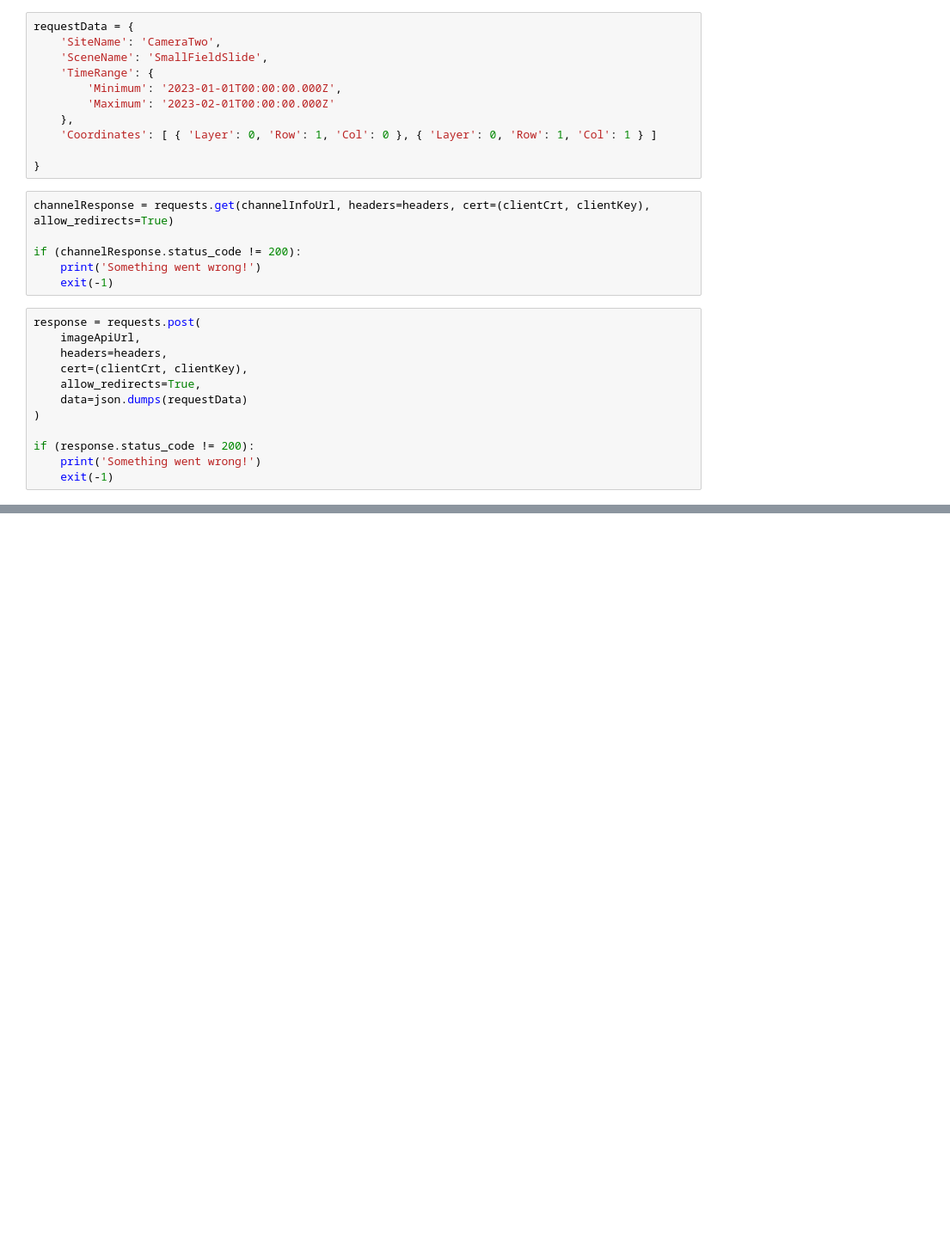
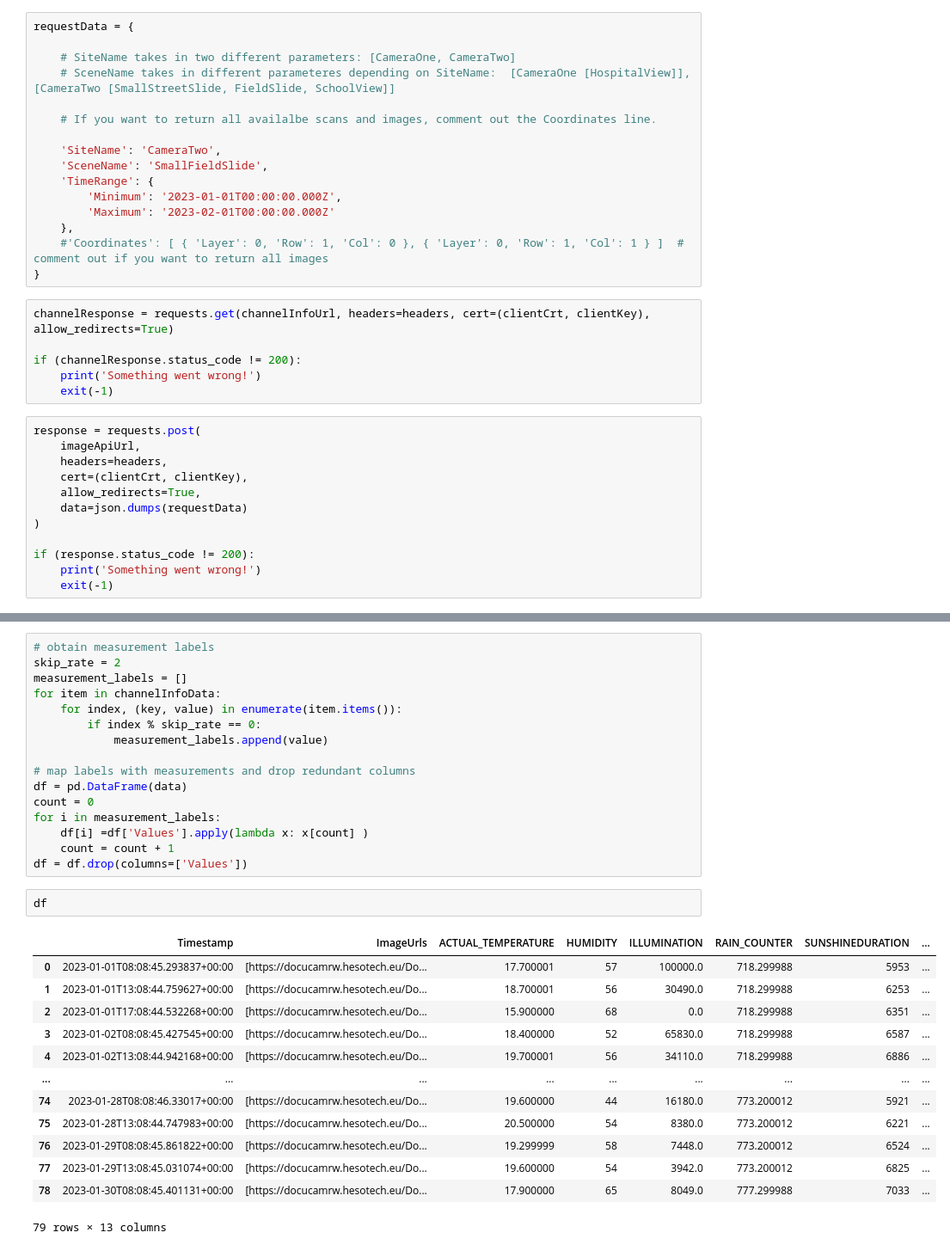
Before and after one commit to jonas-nothnagel/landslide_hesotech, a Jupyter notebook: notebooks/rwanda_api_test.ipynb, the cells around one changed output, grey strips where cells are left out. Shown at 86% size. Cells and saved outputs as stored; diff of their text form; blank space fills up the shorter version.

```diff
--- a/notebooks/rwanda_api_test.ipynb
+++ b/notebooks/rwanda_api_test.ipynb
@@ -16,14 +17,19 @@ imageApiUrl = apiBaseUrl + "/Data/ImageAndMeasurements"  # measurements are aver
 headers = {'content-type': 'application/json'}
 # %%
 requestData = {
+
+    # SiteName takes in two different parameters: [CameraOne, CameraTwo]
+    # SceneName takes in different parameteres depending on SiteName:  [CameraOne [HospitalView]], [CameraTwo [SmallStreetSlide, FieldSlide, SchoolView]]
+
+    # If you want to return all availalbe scans and images, comment out the Coordinates line.
+
     'SiteName': 'CameraTwo',
     'SceneName': 'SmallFieldSlide',
     'TimeRange': {
         'Minimum': '2023-01-01T00:00:00.000Z',
         'Maximum': '2023-02-01T00:00:00.000Z'
     },
-    'Coordinates': [ { 'Layer': 0, 'Row': 1, 'Col': 0 }, { 'Layer': 0, 'Row': 1, 'Col': 1 } ]
-
+    #'Coordinates': [ { 'Layer': 0, 'Row': 1, 'Col': 0 }, { 'Layer': 0, 'Row': 1, 'Col': 1 } ]  # comment out if you want to return all images
 }
 # %%
 channelResponse = requests.get(channelInfoUrl, headers=headers, cert=(clientCrt, clientKey), allow_redirects=True)
@@ -66,0 +76,32 @@ data[0]
+# %%
+# obtain measurement labels
+skip_rate = 2
+measurement_labels = []
+for item in channelInfoData:
+    for index, (key, value) in enumerate(item.items()):
+        if index % skip_rate == 0:
+            measurement_labels.append(value)
+
+# map labels with measurements and drop redundant columns
+df = pd.DataFrame(data)
+count = 0
+for i in measurement_labels:
+    df[i] =df['Values'].apply(lambda x: x[count] )
+    count = count + 1
+df = df.drop(columns=['Values'])
+# %%
+df
+# %% [output]
+|  | Timestamp | ImageUrls | ACTUAL_TEMPERATURE | HUMIDITY | ILLUMINATION | RAIN_COUNTER | SUNSHINEDURATION | ... |
+| 0 | 2023-01-01T08:08:45.293837+00:00 | [https://docucamrw.hesotech.eu/Do... | 17.700001 | 57 | 100000.0 | 718.299988 | 5953 | ... |
+| 1 | 2023-01-01T13:08:44.759627+00:00 | [https://docucamrw.hesotech.eu/Do... | 18.700001 | 56 | 30490.0 | 718.299988 | 6253 | ... |
+| 2 | 2023-01-01T17:08:44.532268+00:00 | [https://docucamrw.hesotech.eu/Do... | 15.900000 | 68 | 0.0 | 718.299988 | 6351 | ... |
+| 3 | 2023-01-02T08:08:45.427545+00:00 | [https://docucamrw.hesotech.eu/Do... | 18.400000 | 52 | 65830.0 | 718.299988 | 6587 | ... |
+| 4 | 2023-01-02T13:08:44.942168+00:00 | [https://docucamrw.hesotech.eu/Do... | 19.700001 | 56 | 34110.0 | 718.299988 | 6886 | ... |
+| ... | ... | ... | ... | ... | ... | ... | ... | ... |
+| 74 | 2023-01-28T08:08:46.33017+00:00 | [https://docucamrw.hesotech.eu/Do... | 19.600000 | 44 | 16180.0 | 773.200012 | 5921 | ... |
+| 75 | 2023-01-28T13:08:44.747983+00:00 | [https://docucamrw.hesotech.eu/Do... | 20.500000 | 54 | 8380.0 | 773.200012 | 6221 | ... |
+| 76 | 2023-01-29T08:08:45.861822+00:00 | [https://docucamrw.hesotech.eu/Do... | 19.299999 | 58 | 7448.0 | 773.200012 | 6524 | ... |
+| 77 | 2023-01-29T13:08:45.031074+00:00 | [https://docucamrw.hesotech.eu/Do... | 19.600000 | 54 | 3942.0 | 773.200012 | 6825 | ... |
+| 78 | 2023-01-30T08:08:45.401131+00:00 | [https://docucamrw.hesotech.eu/Do... | 17.900000 | 65 | 8049.0 | 777.299988 | 7033 | ... |
+79 rows × 13 columns
```
Also changed, not shown: parts of 4 cells of this notebook.
